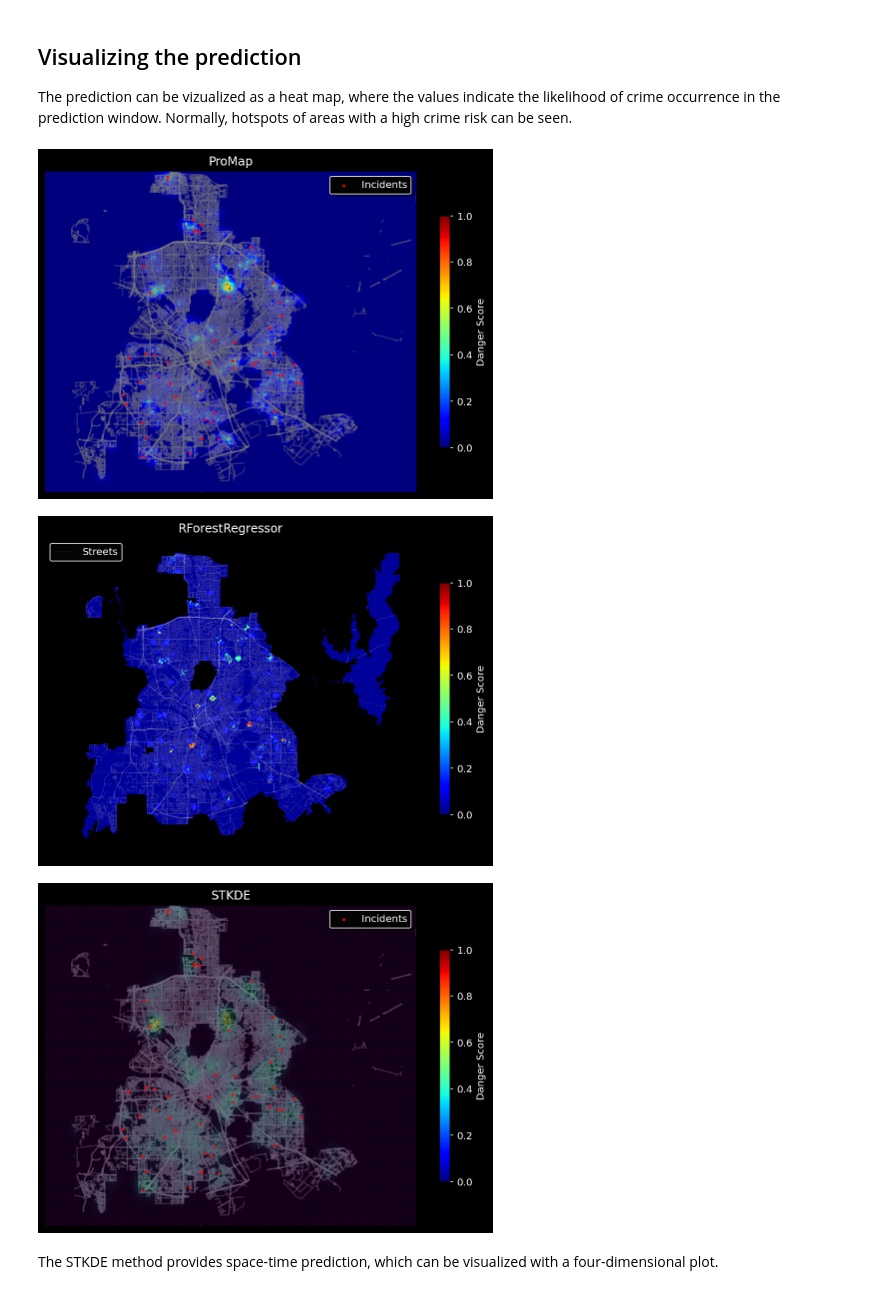
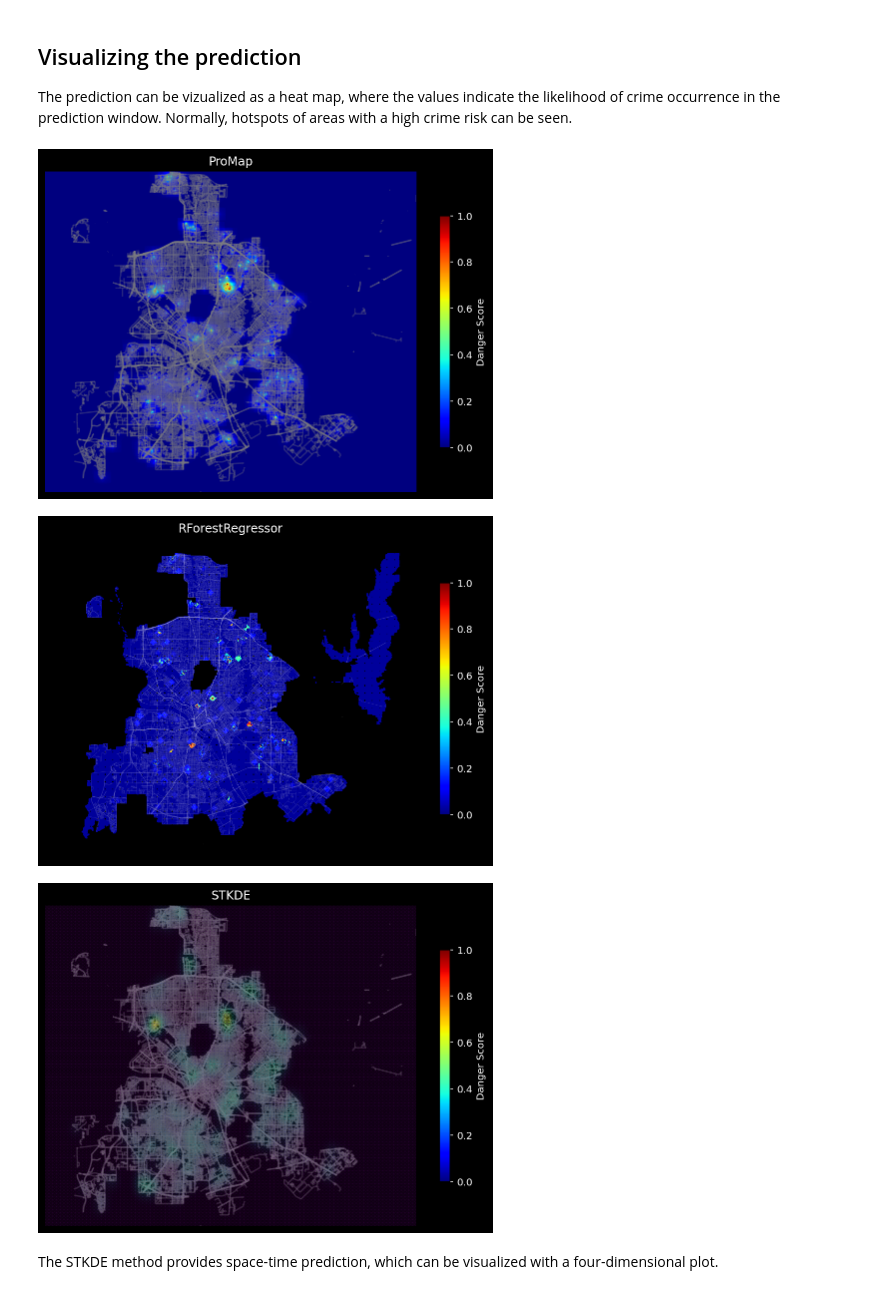
Before and after one commit to chris-carstens/iPre-2019-1, a Jupyter notebook: TutorialDallas.ipynb, the cells around one changed output. Saved outputs shown, nothing was run; the diff lists cells and outputs as text; code cells hidden in the pictures.

```diff
--- a/TutorialDallas.ipynb
+++ b/TutorialDallas.ipynb
@@ -106,5 +104,5 @@ data_prepared = m.prepare_data()
 # %%
-m.fit(data_prepared)
+m.fit()
 # %% [markdown]
 The STKDE model has calculated the optimal space-time bandwidth for the prediction.
 # %%
@@ -176,12 +174,12 @@ The prediction can be vizualized as a heat map, where the values indicate the li
 # %%
 plotter = Plotter(m, n=100)
 # %%
-plotter.heatmap(c=None, incidences=True, show_score=True,
+plotter.heatmap(c=None, incidences=False, show_score=True,
                 savefig=False, fname='hm_example.png')
 # %% [output]
-[figure, old version]
+[figure, new version]
-[figure, old version]
+[figure, new version]
-[figure, old version]
+[figure, new version]
 # %% [markdown]
 The STKDE method provides space-time prediction, which can be visualized with a four-dimensional plot.
 # %%
```
Also changed, not shown: parts of 3 cells of this notebook, 1 other file.
